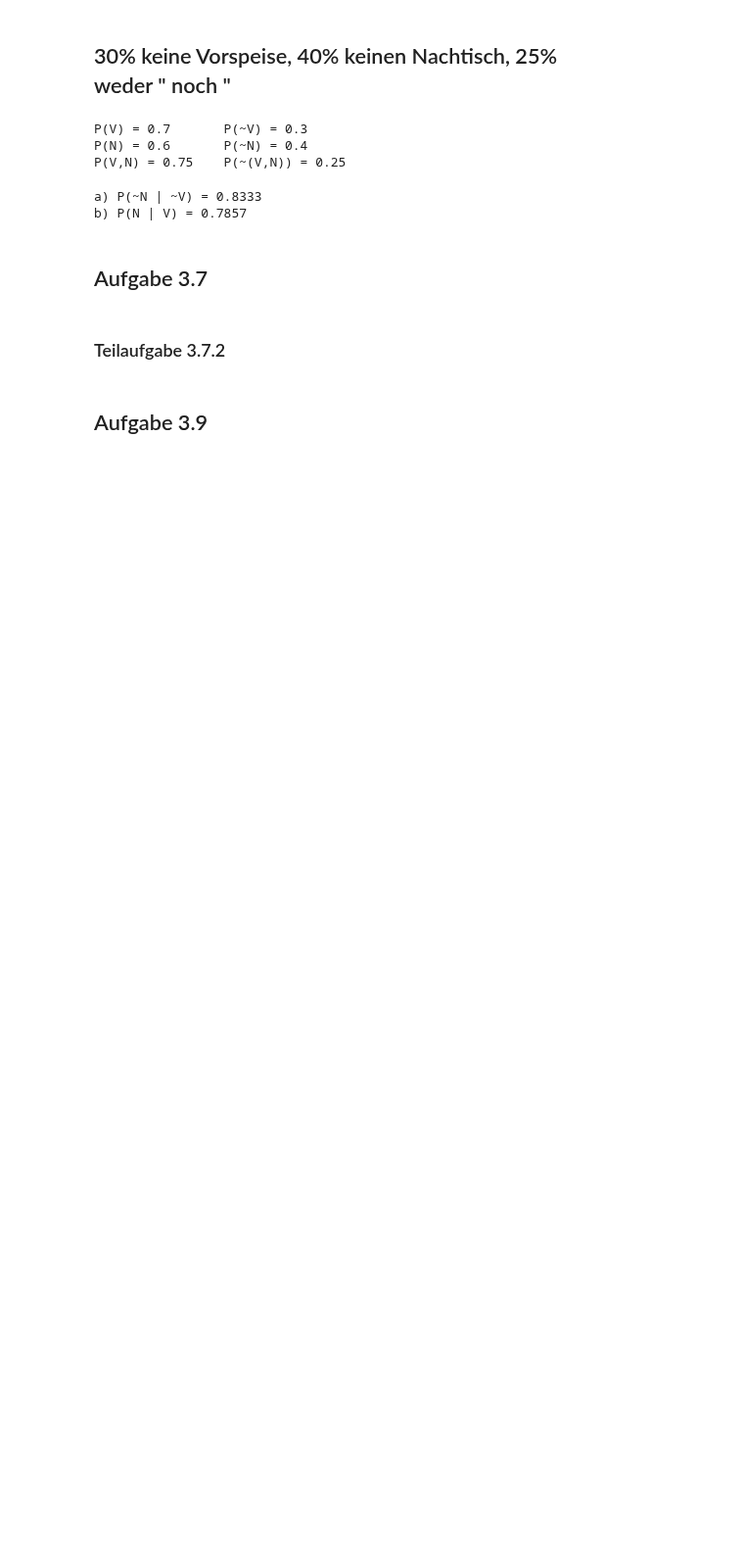
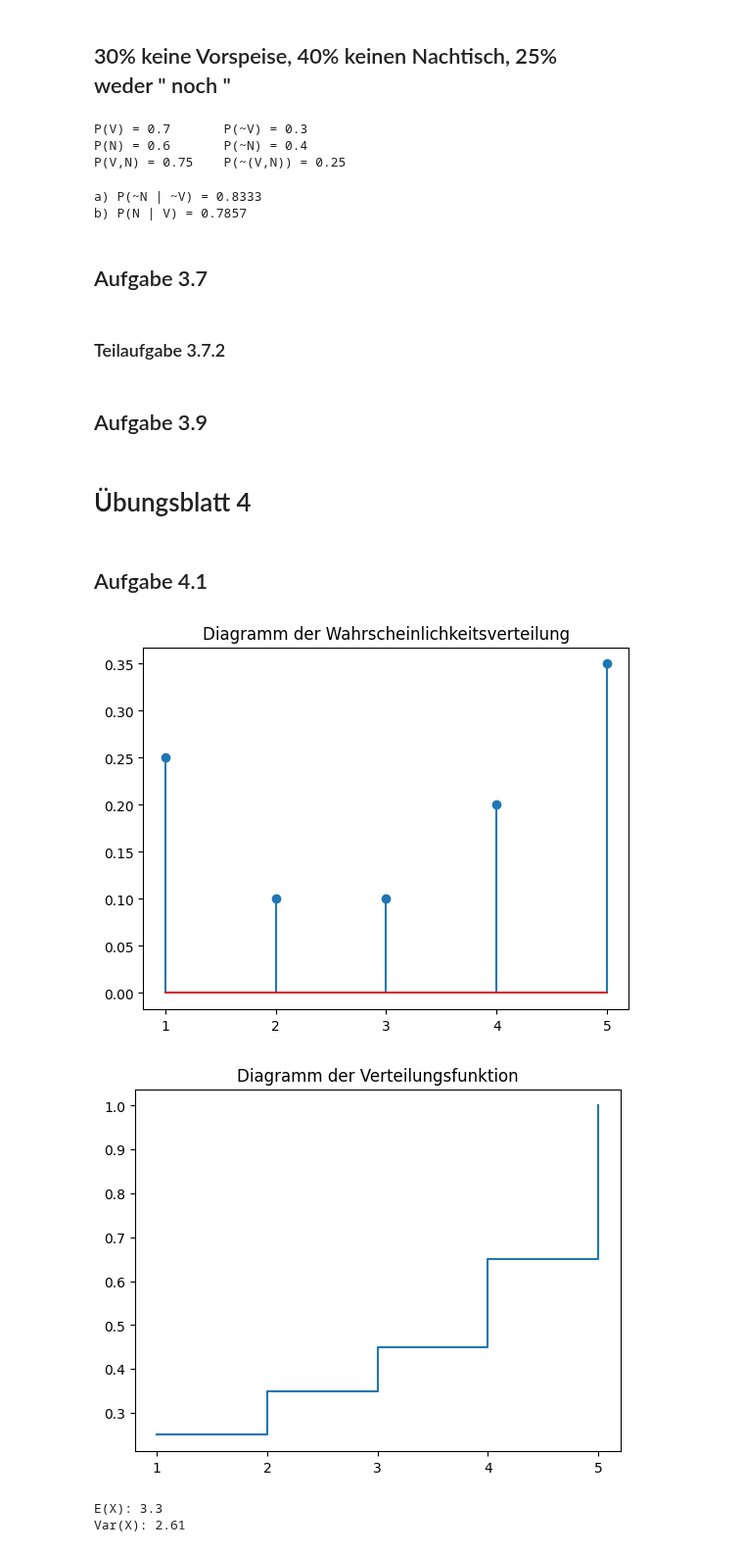
Before and after one commit to Guakocius/htwg, a Jupyter notebook: sem3/stoch/homework/exerc5/main.ipynb, the cells around one changed output. Shown at 98% size. Saved outputs shown, nothing was run; the diff lists cells and outputs as text; code cells hidden in the pictures; blank space fills up the shorter version.

```diff
--- a/sem3/stoch/homework/exerc5/main.ipynb
+++ b/sem3/stoch/homework/exerc5/main.ipynb
@@ -38,0 +50,46 @@ p_D = 0.5
+# %% [markdown]
+# Übungsblatt 4
+# %% [markdown]
+## Aufgabe 4.1
+# %%
+
+# a)
+x = np.array(list(range(1,6)))
+P_x = np.array([0.25, 0.1, 0.1, 0.2, 0.35])
+
+plt.stem(x, P_x)
+plt.title("Diagramm der Wahrscheinlichkeitsverteilung")
+plt.xticks(x)
+plt.show()
+
+# b)
+cdf = np.cumsum(P_x)
+plt.step(x, cdf, where="post")
+plt.title("Diagramm der Verteilungsfunktion")
+plt.xticks(x)
+plt.show()
+
+# c)
+def E(x: NDArray, P_x: NDArray):
+    X = 0
+    for i in range(x.__len__()):
+        X += (x[i] * P_x[i])
+    return X
+
+e = E(x, P_x)
+print(f"E(X): {e}")
+
+# d)
+def Var(x: NDArray, P_x: NDArray, e: float):
+    sigma_sqr = 0
+    for i in range(x.__len__()):
+        sigma_sqr += ((x[i] - e)**2 * P_x[i])
+    return sigma_sqr
+
+v = Var(x, P_x, e)
+print(f"Var(X): {v}")
+# %% [output]
+[figure, added]
+[figure, added]
+E(X): 3.3
+Var(X): 2.61
```
Also changed, not shown: parts of 15 cells of this notebook, 7 other files.
